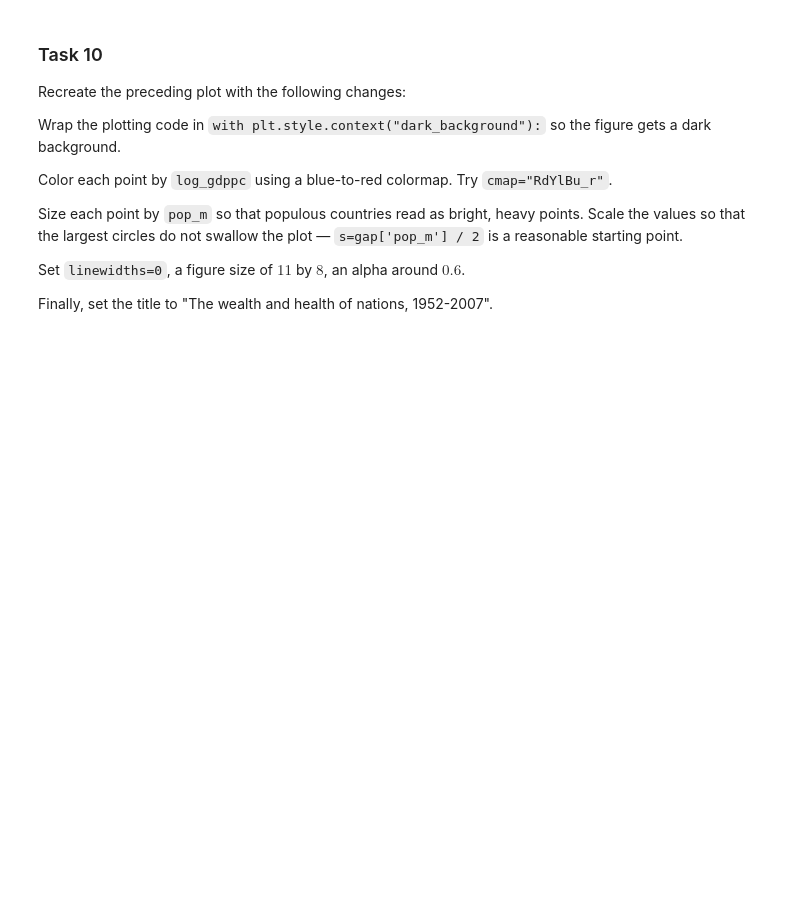
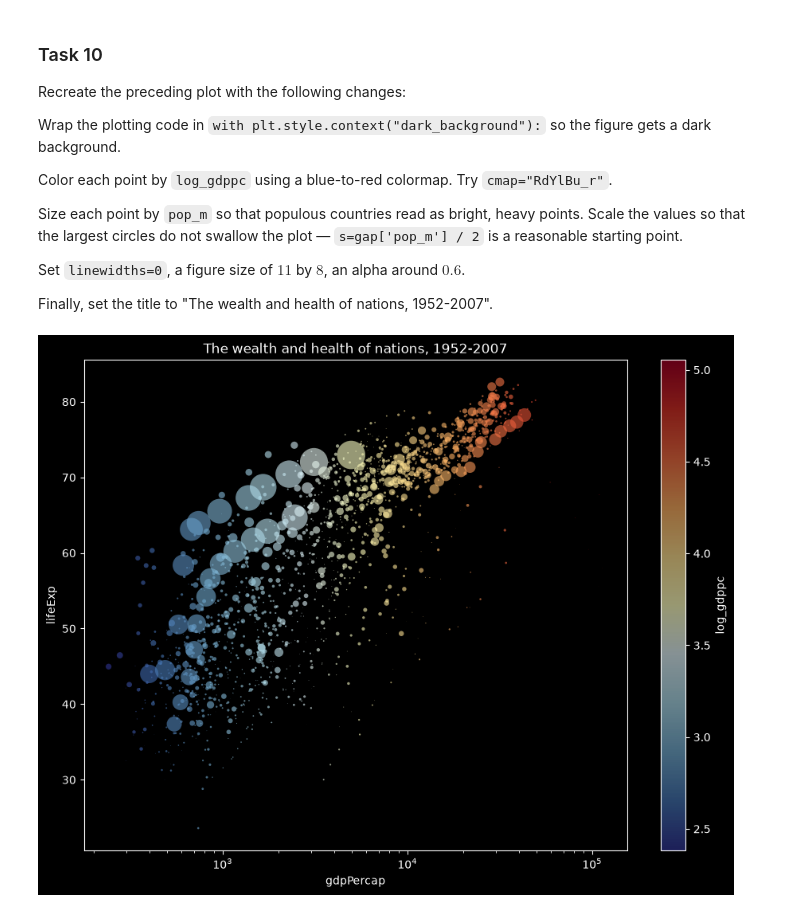
Before and after one commit to lindale36/ds2023, a Jupyter notebook: W04_Lab.ipynb, the cells around one changed output. Cells and saved outputs as stored; diff of their text form; code cells hidden in the pictures; blank space fills up the shorter version.

```diff
--- a/W04_Lab.ipynb
+++ b/W04_Lab.ipynb
@@ -471,16 +471,11 @@ Finally, set the title to "The wealth and health of nations, 1952-2007".
 # %%
 with plt.style.context("dark_background"):
     gap.plot.scatter(
-        x='gdpPercap',
-        y='lifeExp',
-        s=gap['pop_m'] / 2,
-        alpha=0.6,
-        c='log_gdppc',
-        cmap="RdYlBu_r",
-        linewidths=0,
-        figsize=(11, 8),
+        x='gdpPercap',y='lifeExp',s=gap['pop_m'] / 2,alpha=0.6,c='log_gdppc',
+        cmap="RdYlBu_r",linewidths=0,figsize=(11, 8),
         title="The wealth and health of nations, 1952-2007",
-        logx=True,
-        legend=False
+        logx=True,legend=False
     )
     plt.show()
+# %% [output]
+[figure, added]
```
Also changed, not shown: 18 other files.
